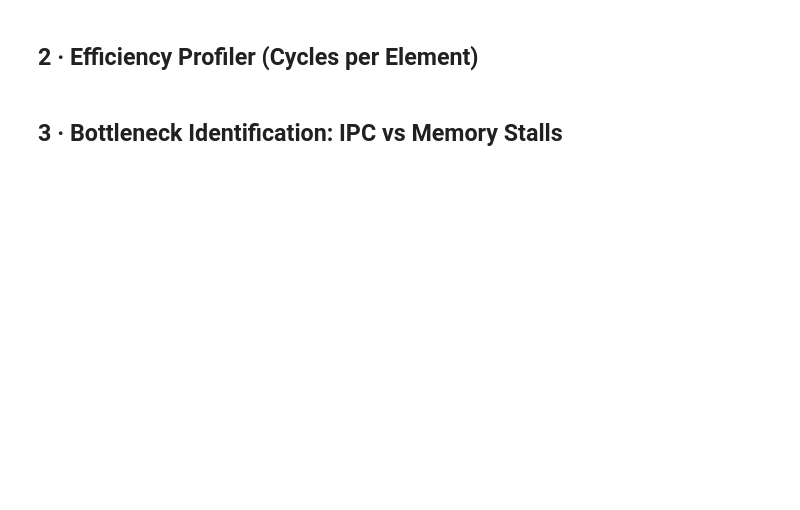
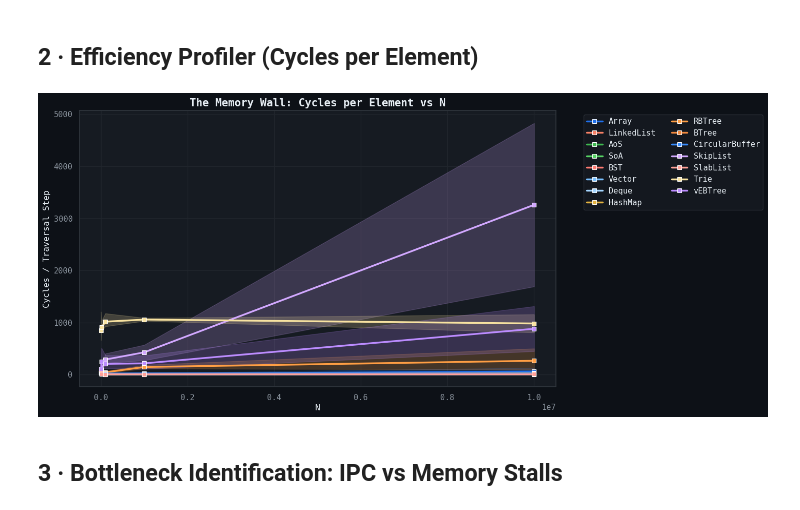
Before and after one commit to SheikhMohsin9311/Performance-and-Data-Representation, a Jupyter notebook: analysis.ipynb, the cells around one changed output. Drawn from its saved outputs; the diff is of its cells as text; code cells hidden in the pictures; blank space fills up the shorter version.

```diff
--- a/analysis.ipynb
+++ b/analysis.ipynb
@@ -92,12 +113,13 @@ plt.show()
 # %%
 plt.figure(figsize=(12, 7))
 palette = [COLORS.get(x, '#8b949e') for x in df['data_structure'].unique()]
 sns.lineplot(data=df, x='N', y='cycles_per_elem', hue='data_structure', palette=palette, marker='s', lw=2.5)
-plt.xscale('log')
 plt.title("The Memory Wall: Cycles per Element vs N", fontweight='bold')
 plt.ylabel("Cycles / Traversal Step")
 plt.legend(bbox_to_anchor=(1.05, 1), loc='upper left', ncol=2)
 plt.show()
+# %% [output]
+[figure, added]
 # %% [markdown]
 ## 3 · Bottleneck Identification: IPC vs Memory Stalls
 # %%
```
Also changed, not shown: parts of 7 cells of this notebook, 5 other files.
